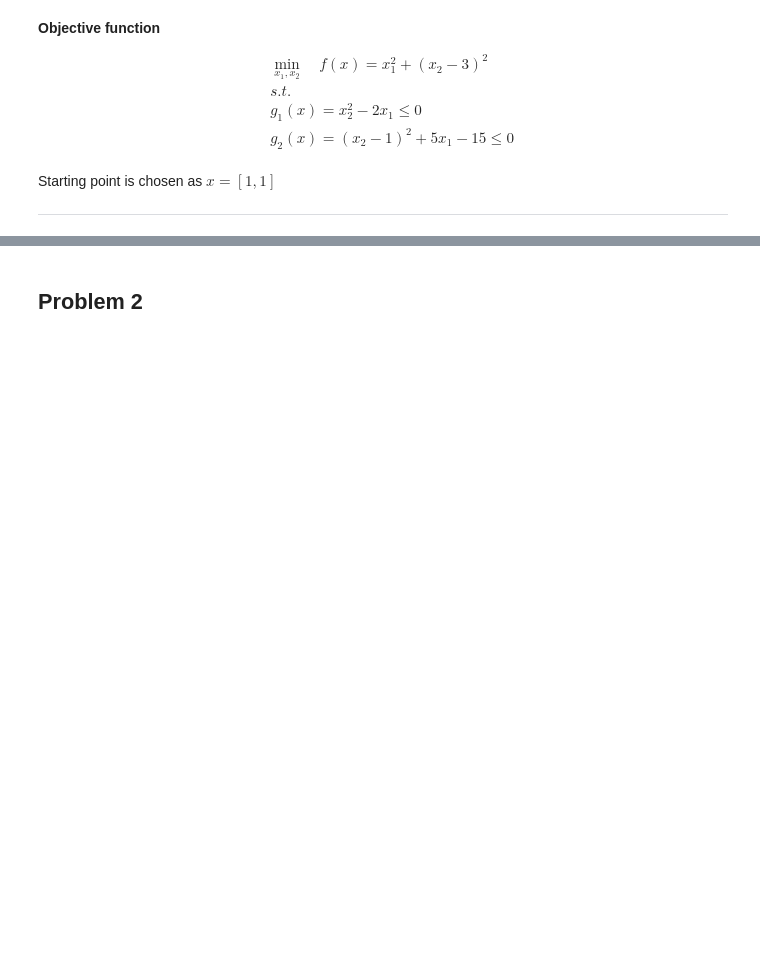
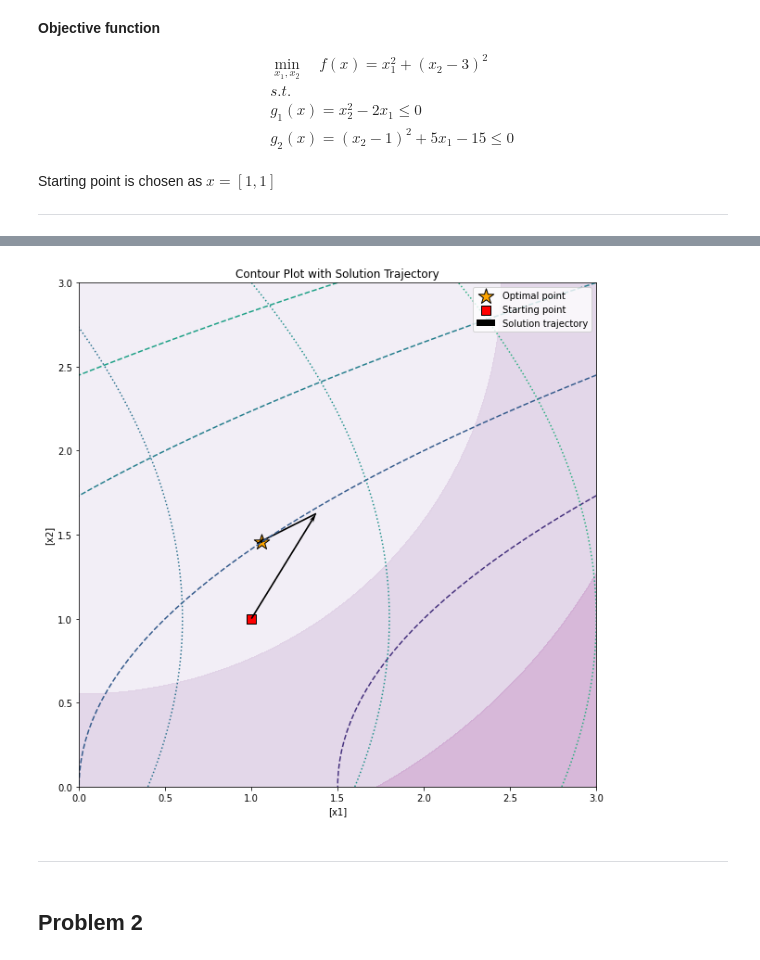
Before and after one commit to pprabhud/MAE_598_Fall_22, a Jupyter notebook: MAE_598_HW_5.ipynb, the cells around one changed output, grey strips where cells are left out. Cells and saved outputs as stored; diff of their text form; code cells hidden in the pictures; blank space fills up the shorter version.

```diff
--- a/MAE_598_HW_5.ipynb
+++ b/MAE_598_HW_5.ipynb
@@ -260,2 +315,23 @@ Iteration: 4     Alpha: 1          x: [1.0602411 1.4561876]     f(x): 3.50746798
+# %%
+# Display solutions
+
+fig = plt.figure(figsize=(10,10))
+plt.contourf(x1, x2, f([x1, x2])[0], linestyles='solid', alpha=0.8, cmap=cm.PuRd)
+plt.contour(x1, x2, f([x1, x2])[1], linestyles='dashed')
+plt.contour(x1, x2, f([x1, x2])[2], linestyles='dotted')
+plt.scatter(xSol[-1, 0], xSol[-1, 1], marker="*", color="orange", edgecolors= "black", s=300, label="Optimal point")
+plt.scatter(xSol[0, 0], xSol[0, 1], marker="s", color="red", edgecolors= "black",  s=100, label="Starting point")
+plt.quiver(xSol[:-1, 0], xSol[:-1, 1], xSol[1:, 0]-xSol[:-1, 0], xSol[1:, 1]-xSol[:-1, 1], scale_units='xy', angles='xy', scale=1, width=.003, headlength=6, headwidth=3, label='Solution trajectory')
+plt.xlabel("[x1]")
+plt.ylabel("[x2]")
+plt.title("Contour Plot with Solution Trajectory")
+plt.xlim(0, 3)
+plt.ylim(0, 3)
+plt.legend()
+plt.show()
+# %% [output]
+[figure, added]
+# %% [markdown]
+---
 # %% [markdown]
 ## Problem 2
```
Also changed, not shown: parts of 5 cells of this notebook.
